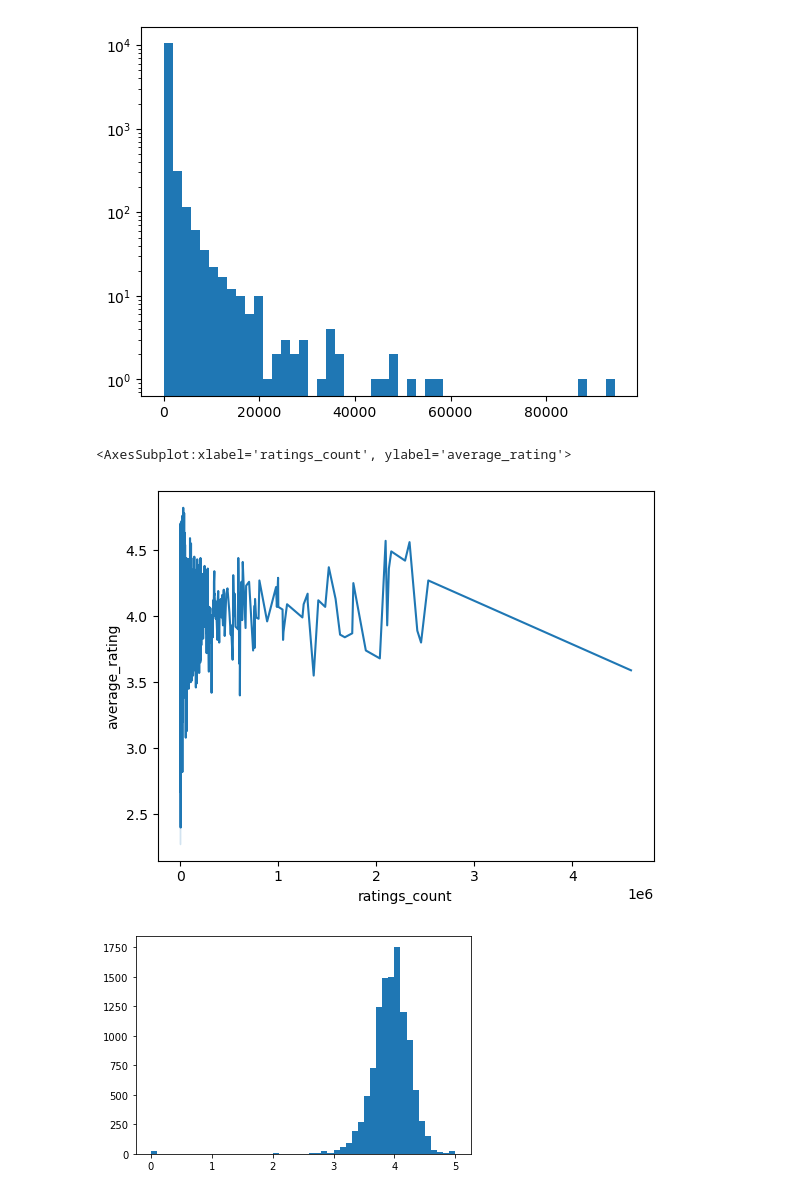
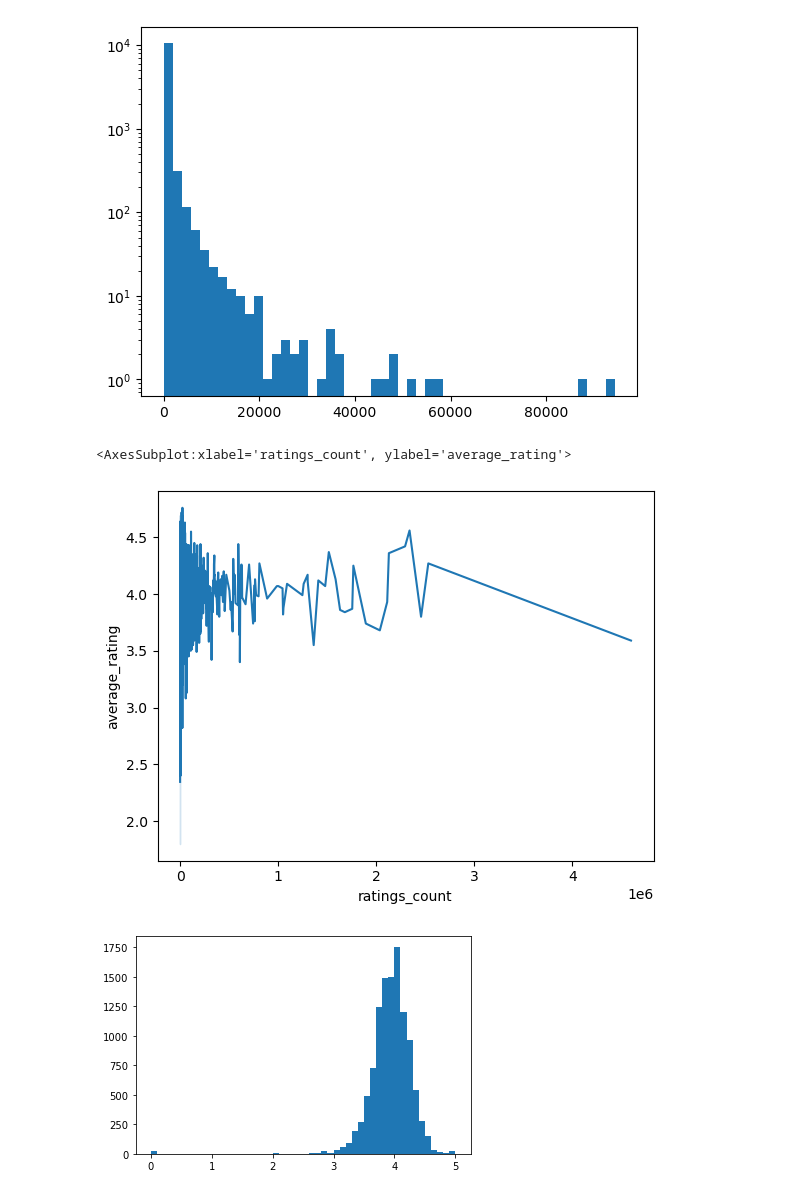
Before and after one commit to Attoumassa/book_rating_prediction_model, a Jupyter notebook: Data_analysis/exploratory_analysis.ipynb, the cells around one changed output. Saved outputs shown, nothing was run; the diff lists cells and outputs as text; code cells hidden in the pictures.

```diff
--- a/Data_analysis/exploratory_analysis.ipynb
+++ b/Data_analysis/exploratory_analysis.ipynb
@@ -159,11 +159,11 @@ plt.yscale("log")
 plt.show()
 # %% [output]
 [figure]
-# %%
-sns.lineplot(data=df,x="ratings_count",y="average_rating")
-# %% [output]
-<AxesSubplot:xlabel='ratings_count', ylabel='average_rating'>
-[figure, removed]
+# %%
+sns.lineplot(data=df_interv,x="ratings_count",y="average_rating")
+# %% [output]
+<AxesSubplot:xlabel='ratings_count', ylabel='average_rating'>
+[figure, added]
 # %%
 plt.hist(df["average_rating"], bins=50)
 plt.show()
```
Also changed, not shown: parts of 15 cells of this notebook, 5 other files.
